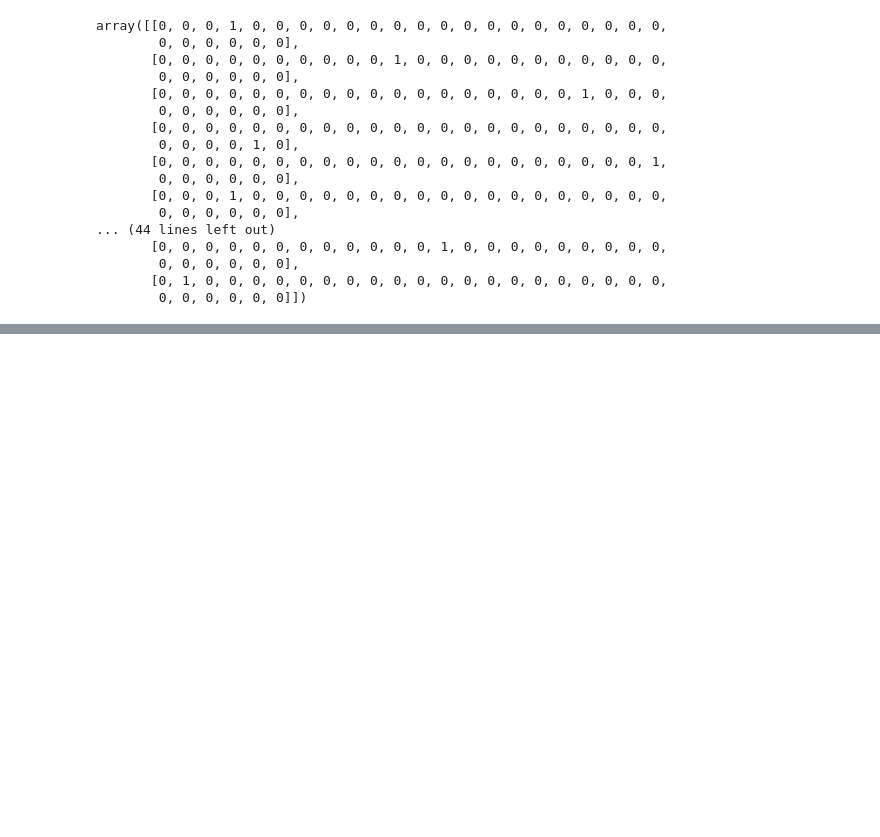
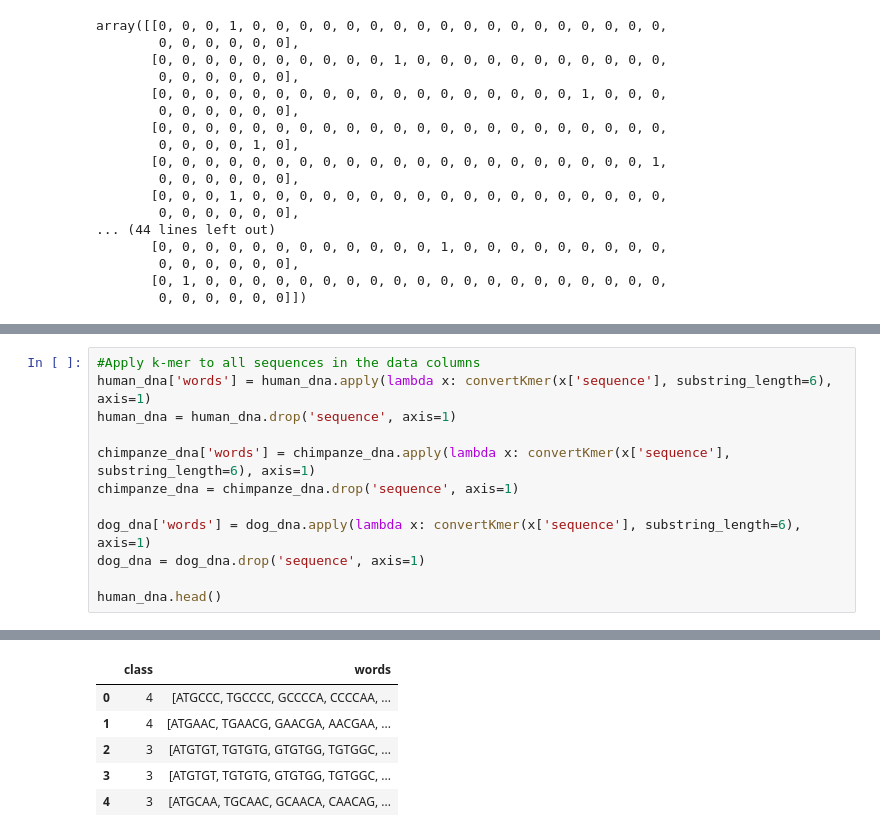
Before and after one commit to Flychuban/DNA-Sequencing, a Jupyter notebook: DNASequencing.ipynb, the cells around one changed output, grey strips where cells are left out. Drawn from its saved outputs; the diff is of its cells as text; blank space fills up the shorter version.

```diff
--- a/DNASequencing.ipynb
+++ b/DNASequencing.ipynb
@@ -63,0 +98,13 @@ array([[0, 0, 0, 1, 0, 0, 0, 0, 0, 0, 0, 0, 0, 0, 0, 0, 0, 0, 0, 0, 0, 0,
+# %%
+#Apply k-mer to all sequences in the data columns
+human_dna['words'] = human_dna.apply(lambda x: convertKmer(x['sequence'], substring_length=6), axis=1)
+human_dna = human_dna.drop('sequence', axis=1)
+
+chimpanze_dna['words'] = chimpanze_dna.apply(lambda x: convertKmer(x['sequence'], substring_length=6), axis=1)
+chimpanze_dna = chimpanze_dna.drop('sequence', axis=1)
+
+dog_dna['words'] = dog_dna.apply(lambda x: convertKmer(x['sequence'], substring_length=6), axis=1)
+dog_dna = dog_dna.drop('sequence', axis=1)
+
+human_dna.head()
+# %% [output]
@@ -63,0 +124,6 @@ array([[0, 0, 0, 1, 0, 0, 0, 0, 0, 0, 0, 0, 0, 0, 0, 0, 0, 0, 0, 0, 0, 0,
+|  | class | words |
+| 0 | 4 | [ATGCCC, TGCCCC, GCCCCA, CCCCAA, ... |
+| 1 | 4 | [ATGAAC, TGAACG, GAACGA, AACGAA, ... |
+| 2 | 3 | [ATGTGT, TGTGTG, GTGTGG, TGTGGC, ... |
+| 3 | 3 | [ATGTGT, TGTGTG, GTGTGG, TGTGGC, ... |
+| 4 | 3 | [ATGCAA, TGCAAC, GCAACA, CAACAG, ... |
```
Also changed, not shown: parts of 5 cells of this notebook.
